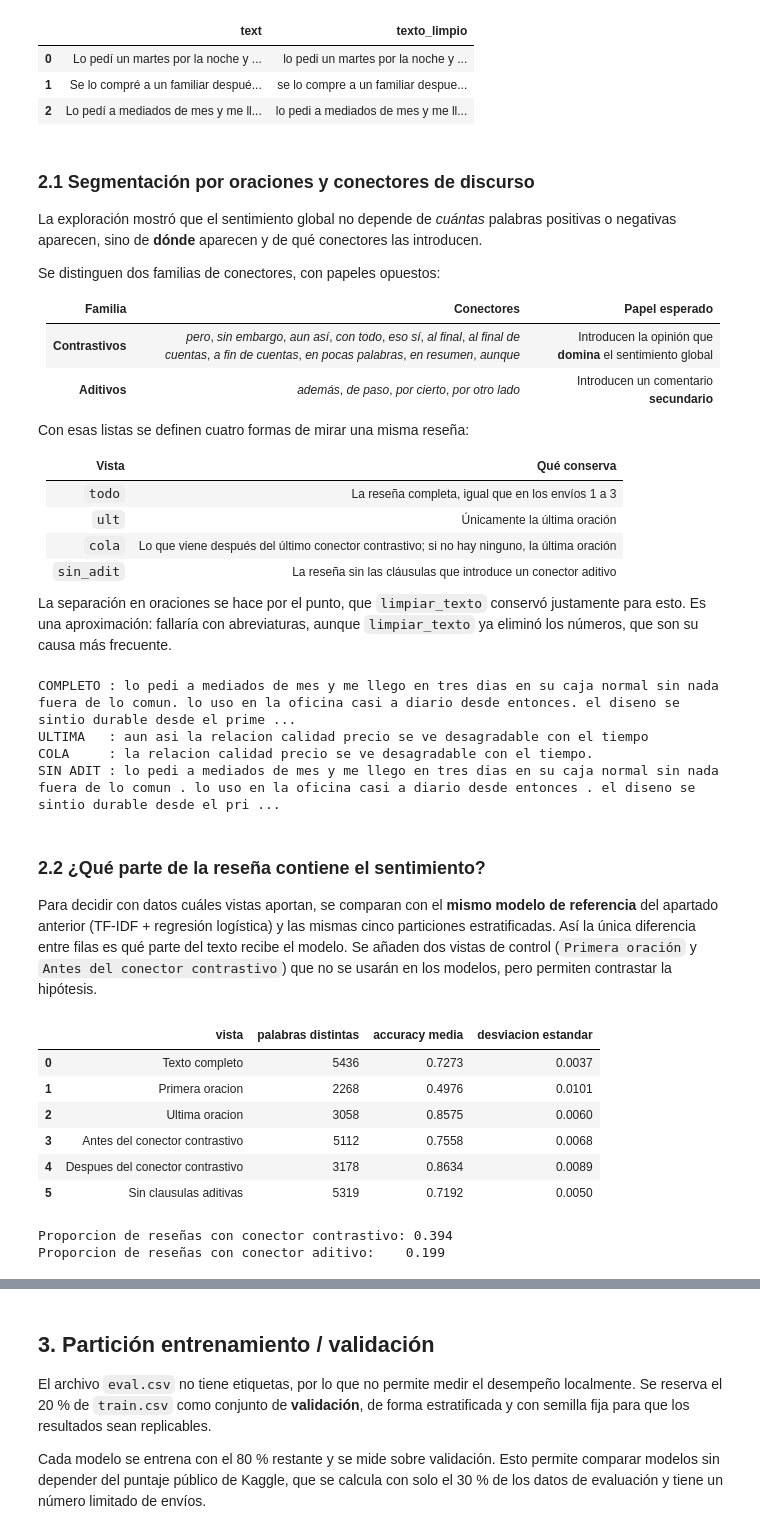
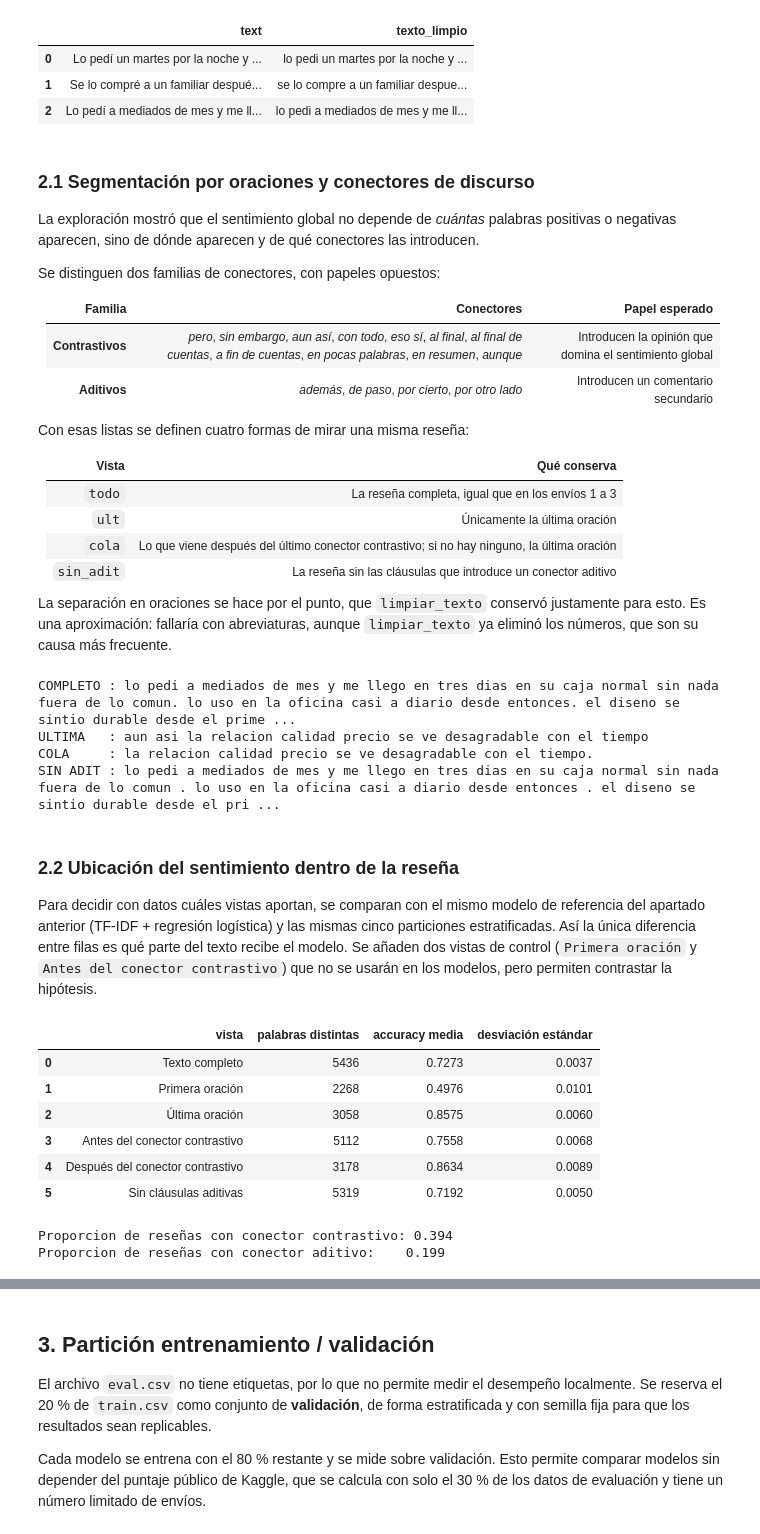
Before and after one commit to Dangar221/Proyecto-ML, a Jupyter notebook: Proyecto Etapa 1/Proyecto_Etapa1.ipynb, the cells around one changed output, grey strips where cells are left out. Drawn from its saved outputs; the diff is of its cells as text; code cells hidden in the pictures.

```diff
--- a/Proyecto Etapa 1/Proyecto_Etapa1.ipynb
+++ b/Proyecto Etapa 1/Proyecto_Etapa1.ipynb
@@ -272,14 +272,14 @@ train[['text', 'texto_limpio']].head(3)
 # %% [markdown]
 ### 2.1 Segmentación por oraciones y conectores de discurso
 
-La exploración mostró que el sentimiento global no depende de *cuántas* palabras positivas o negativas aparecen, sino de **dónde** aparecen y de qué conectores las introducen.
+La exploración mostró que el sentimiento global no depende de *cuántas* palabras positivas o negativas aparecen, sino de dónde aparecen y de qué conectores las introducen.
 
 Se distinguen dos familias de conectores, con papeles opuestos:
 
 | Familia | Conectores | Papel esperado |
 |---|---|---|
-| **Contrastivos** | *pero*, *sin embargo*, *aun así*, *con todo*, *eso sí*, *al final*, *al final de cuentas*, *a fin de cuentas*, *en pocas palabras*, *en resumen*, *aunque* | Introducen la opinión que **domina** el sentimiento global |
-| **Aditivos** | *además*, *de paso*, *por cierto*, *por otro lado* | Introducen un comentario **secundario** |
+| **Contrastivos** | *pero*, *sin embargo*, *aun así*, *con todo*, *eso sí*, *al final*, *al final de cuentas*, *a fin de cuentas*, *en pocas palabras*, *en resumen*, *aunque* | Introducen la opinión que domina el sentimiento global |
+| **Aditivos** | *además*, *de paso*, *por cierto*, *por otro lado* | Introducen un comentario secundario |
 
 Con esas listas se definen cuatro formas de mirar una misma reseña:
 
@@ -315,13 +315,13 @@ def ultima_oracion(texto):
     return oraciones(texto)[-1]
 
 def cola_contrastiva(texto):
-    """Texto posterior al ultimo conector contrastivo. Si no hay ninguno,
-    devuelve la ultima oracion, que es la opinion mas reciente."""
+    """Texto posterior al último conector contrastivo. Si no hay ninguno,
+    devuelve la última oración, que es la opinion mas reciente."""
     marcas = list(RE_CONTRASTIVOS.finditer(texto))
     return texto[marcas[-1].end():].strip() if marcas else ultima_oracion(texto)
 
 def sin_aditivos(texto):
-    """Recorta de cada oracion la clausula que introduce un conector aditivo."""
+    """Recorta de cada oración la cláusula que introduce un conector aditivo."""
     conservadas = []
     for oracion in oraciones(texto):
         marcas = list(RE_ADITIVOS.finditer(oracion))
@@ -341,47 +341,47 @@ ULTIMA   : aun asi la relacion calidad precio se ve desagradable con el tiempo
 COLA     : la relacion calidad precio se ve desagradable con el tiempo.
 SIN ADIT : lo pedi a mediados de mes y me llego en tres dias en su caja normal sin nada fuera de lo comun . lo uso en la oficina casi a diario desde entonces . el diseno se sintio durable desde el pri ...
 # %% [markdown]
-### 2.2 ¿Qué parte de la reseña contiene el sentimiento?
+### 2.2 Ubicación del sentimiento dentro de la reseña
 
-Para decidir con datos cuáles vistas aportan, se comparan con el **mismo modelo de referencia** del apartado anterior (TF-IDF + regresión logística) y las mismas cinco particiones estratificadas. Así la única diferencia entre filas es qué parte del texto recibe el modelo. Se añaden dos vistas de control (`Primera oración` y `Antes del conector contrastivo`) que no se usarán en los modelos, pero permiten contrastar la hipótesis.
+Para decidir con datos cuáles vistas aportan, se comparan con el mismo modelo de referencia del apartado anterior (TF-IDF + regresión logística) y las mismas cinco particiones estratificadas. Así la única diferencia entre filas es qué parte del texto recibe el modelo. Se añaden dos vistas de control (`Primera oración` y `Antes del conector contrastivo`) que no se usarán en los modelos, pero permiten contrastar la hipótesis.
 # %%
 def primera_oracion(texto):
     return oraciones(texto)[0]
 
 def antes_contrastivo(texto):
     marcas = list(RE_CONTRASTIVOS.finditer(texto))
     return texto[:marcas[-1].start()].strip() if marcas else texto
 
 partes_resena = {
     'Texto completo':                   train['texto_limpio'],
-    'Primera oracion':                  train['texto_limpio'].apply(primera_oracion),
-    'Ultima oracion':                   train['texto_limpio'].apply(ultima_oracion),
+    'Primera oración':                  train['texto_limpio'].apply(primera_oracion),
+    'Última oración':                   train['texto_limpio'].apply(ultima_oracion),
     'Antes del conector contrastivo':   train['texto_limpio'].apply(antes_contrastivo),
-    'Despues del conector contrastivo': train['texto_limpio'].apply(cola_contrastiva),
-    'Sin clausulas aditivas':           train['texto_limpio'].apply(sin_aditivos),
+    'Después del conector contrastivo': train['texto_limpio'].apply(cola_contrastiva),
+    'Sin cláusulas aditivas':           train['texto_limpio'].apply(sin_aditivos),
 }
 
 filas = []
 for nombre, textos in partes_resena.items():
     puntajes = cross_val_score(modelo_referencia, textos, train['label'], cv=kfold, scoring='accuracy')
     filas.append({'vista': nombre,
                   'palabras distintas': len(CountVectorizer().fit(textos).vocabulary_),
                   'accuracy media': round(puntajes.mean(), 4),
-                  'desviacion estandar': round(puntajes.std(), 4)})
+                  'desviación estándar': round(puntajes.std(), 4)})
 
 display(pd.DataFrame(filas))
 
 tiene = lambda expresion: train['texto_limpio'].apply(lambda t: bool(expresion.search(t))).mean()
 print('Proporcion de reseñas con conector contrastivo:', round(tiene(RE_CONTRASTIVOS), 3))
 print('Proporcion de reseñas con conector aditivo:   ', round(tiene(RE_ADITIVOS), 3))
 # %% [output]
-|  | vista | palabras distintas | accuracy media | desviacion estandar |
+|  | vista | palabras distintas | accuracy media | desviación estándar |
 | 0 | Texto completo | 5436 | 0.7273 | 0.0037 |
-| 1 | Primera oracion | 2268 | 0.4976 | 0.0101 |
-| 2 | Ultima oracion | 3058 | 0.8575 | 0.0060 |
+| 1 | Primera oración | 2268 | 0.4976 | 0.0101 |
+| 2 | Última oración | 3058 | 0.8575 | 0.0060 |
 | 3 | Antes del conector contrastivo | 5112 | 0.7558 | 0.0068 |
-| 4 | Despues del conector contrastivo | 3178 | 0.8634 | 0.0089 |
-| 5 | Sin clausulas aditivas | 5319 | 0.7192 | 0.0050 |
+| 4 | Después del conector contrastivo | 3178 | 0.8634 | 0.0089 |
+| 5 | Sin cláusulas aditivas | 5319 | 0.7192 | 0.0050 |
 Proporcion de reseñas con conector contrastivo: 0.394
 Proporcion de reseñas con conector aditivo:    0.199
 # %% [markdown]
```
Also changed, not shown: parts of 19 cells of this notebook, 1 other file.
